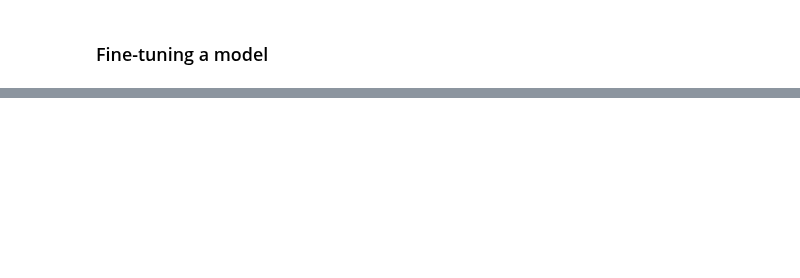
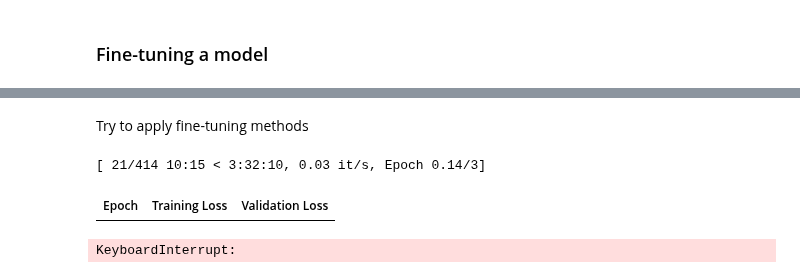
Before and after one commit to alexk2206/tds_capstone, a Jupyter notebook: Productive.ipynb, the cells around one changed output, grey strips where cells are left out. Drawn from its saved outputs; the diff is of its cells as text; code cells hidden in the pictures; blank space fills up the shorter version.

Commit message:
Ready to search for the best model for fine-tuning

```diff
--- a/Productive.ipynb
+++ b/Productive.ipynb
@@ -71,0 +85,4 @@ train_df, val_df = train_test_split(
+# %%
+qa_dataset = qa_dataset.class_encode_column(
+    "stratify_key"
+).train_test_split(test_size=0.2, stratify_by_column="stratify_key")
@@ -561,0 +669,38 @@ None
+# %%
+def compute_metrics(eval_preds, pretrained_dataset_name):
+    metric = evaluate.load("glue", pretrained_dataset_name)
+    logits, labels = eval_preds
+    predictions = torch.argmax(logits, axis=-1)
+    return metric.compute(predictions=predictions, references=labels)
+# %%
+def fine_tune_model(dataset, tokenizer, model):
+    tokenized_dataset = dataset.map(preprocess_function, batched=True)
+    # Define training arguments
+    training_args = TrainingArguments(output_dir="mc_fine_tuned",
+        evaluation_strategy="epoch",
+        save_strategy="epoch",
+        logging_dir="./logs",
+        learning_rate=2e-5,
+        num_train_epochs=3,
+        weight_decay=0.01,
+        logging_steps=10,
+        load_best_model_at_end=True,
+        report_to="none"
+    )
+    data_collator = DataCollatorForMultipleChoice(tokenizer=tokenizer)
+
+    # Define Trainer
+    trainer = Trainer(
+        model=model,
+        args=training_args,
+        train_dataset=tokenized_dataset['train'],
+        eval_dataset=tokenized_dataset['test'],
+        data_collator=data_collator,
+        tokenizer=tokenizer,
+        compute_metrics=compute_metrics
+    )
+
+    # Train the model
+    trainer.train()
+# %% [markdown]
+Try to apply fine-tuning methods
@@ -561,0 +710,6 @@ None
+# %%
+fine_tune_model(qa_dataset, tokenizer, model)
+# %% [output]
+[ 21/414 10:15 < 3:32:10, 0.03 it/s, Epoch 0.14/3]
+| Epoch | Training Loss | Validation Loss |
+KeyboardInterrupt:
```
Also changed, not shown: parts of 35 cells of this notebook.
